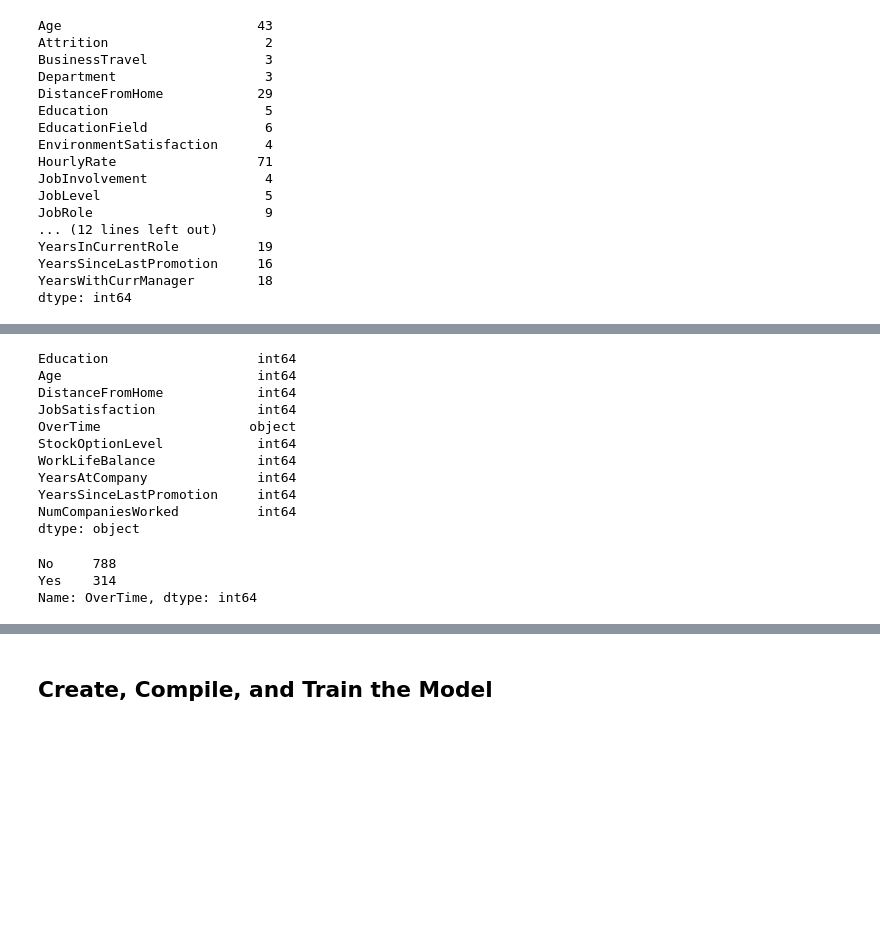
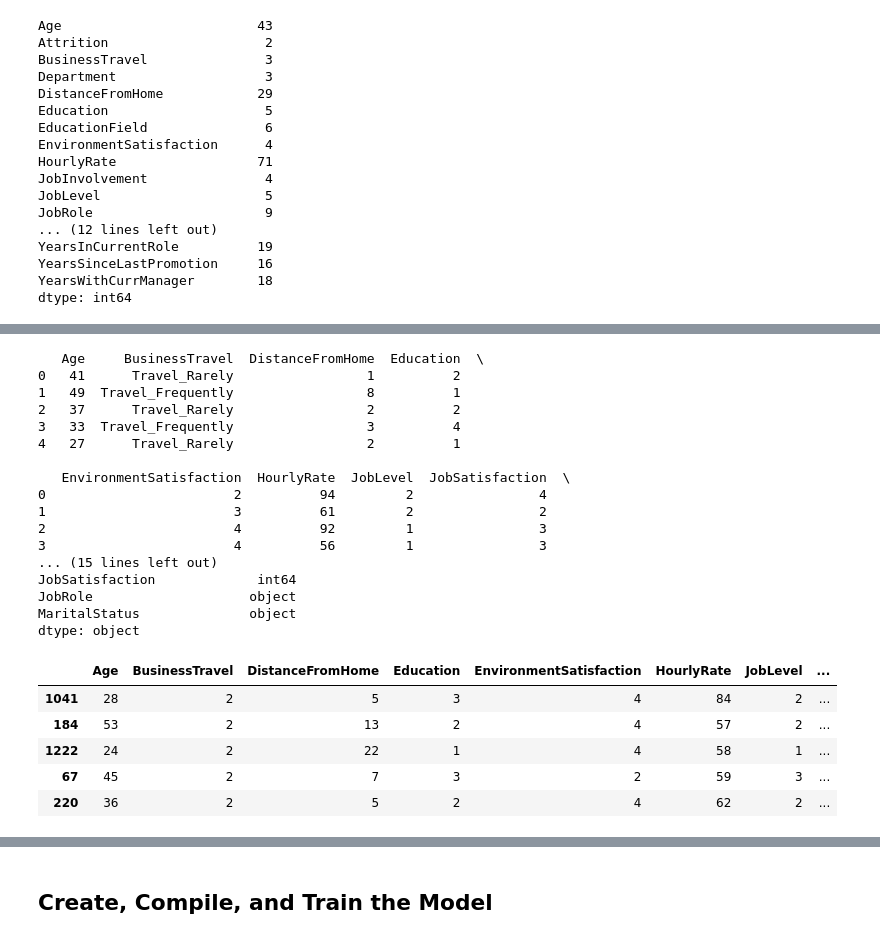
Before and after one commit to matrix21c/neural-network-challenge-2, a Jupyter notebook: attrition.ipynb, the cells around one changed output, grey strips where cells are left out. Cells and saved outputs as stored; diff of their text form; code cells hidden in the pictures; blank space fills up the shorter version.

Commit message:
Update attrition.ipynb with the finished coding

```diff
--- a/attrition.ipynb
+++ b/attrition.ipynb
@@ -43,3 +43,6 @@ YearsWithCurrManager        18
 dtype: int64
 # %%
 # Create y_df with the Attrition and Department columns
+
+y_df = attrition_df[['Attrition', 'Department']]
+y_df.head()
@@ -46,33 +56,58 @@ dtype: int64
 # %%
 # Create a list of at least 10 column names to use as X data
+
+selected_columns = [
+    'Age', 'BusinessTravel', 'DistanceFromHome', 'Education', 'EnvironmentSatisfaction',
+    'HourlyRate', 'JobLevel', 'JobSatisfaction', 'JobRole', 'MaritalStatus'
+]
 
 
 
 # Create X_df using your selected columns
-
-
+X_df = attrition_df[selected_columns]
+print(X_df.head())
 # Show the data types for X_df
+X_df.dtypes
+print(X_df.dtypes)
 # %% [output]
-Education                   int64
-Age                         int64
-DistanceFromHome            int64
+   Age     BusinessTravel  DistanceFromHome  Education  \
+0   41      Travel_Rarely                 1          2
+1   49  Travel_Frequently                 8          1
+2   37      Travel_Rarely                 2          2
+3   33  Travel_Frequently                 3          4
+4   27      Travel_Rarely                 2          1
+
+   EnvironmentSatisfaction  HourlyRate  JobLevel  JobSatisfaction  \
+0                        2          94         2                4
+1                        3          61         2                2
+2                        4          92         1                3
+3                        4          56         1                3
+... (15 lines left out)
 JobSatisfaction             int64
-OverTime                   object
-StockOptionLevel            int64
-WorkLifeBalance             int64
-YearsAtCompany              int64
-YearsSinceLastPromotion     int64
-NumCompaniesWorked          int64
+JobRole                    object
+MaritalStatus              object
 dtype: object
 # %%
 # Split the data into training and testing sets
 from sklearn.model_selection import train_test_split
+X_train, X_test, y_train, y_test = train_test_split(X_df, y_df, test_size=0.2, random_state=42)
 # %%
 # Convert your X data to numeric data types however you see fit
 # Add new code cells as necessary
+from sklearn.preprocessing import LabelEncoder
+label_encoder = LabelEncoder()
+for column in ['BusinessTravel', 'JobRole', 'MaritalStatus']:
+    X_train[column] = label_encoder.fit_transform(X_train[column])
+    X_test[column] = label_encoder.transform(X_test[column])
+# Verify the changes
+X_train.head()
+X_test.head()
 # %% [output]
-No     788
-Yes    314
-Name: OverTime, dtype: int64
+|  | Age | BusinessTravel | DistanceFromHome | Education | EnvironmentSatisfaction | HourlyRate | JobLevel | ... |
+| 1041 | 28 | 2 | 5 | 3 | 4 | 84 | 2 | ... |
+| 184 | 53 | 2 | 13 | 2 | 4 | 57 | 2 | ... |
+| 1222 | 24 | 2 | 22 | 1 | 4 | 58 | 1 | ... |
+| 67 | 45 | 2 | 7 | 3 | 2 | 59 | 3 | ... |
+| 220 | 36 | 2 | 5 | 2 | 4 | 62 | 2 | ... |
 # %%
 # Create a StandardScaler
```
Also changed, not shown: parts of 18 cells of this notebook.
